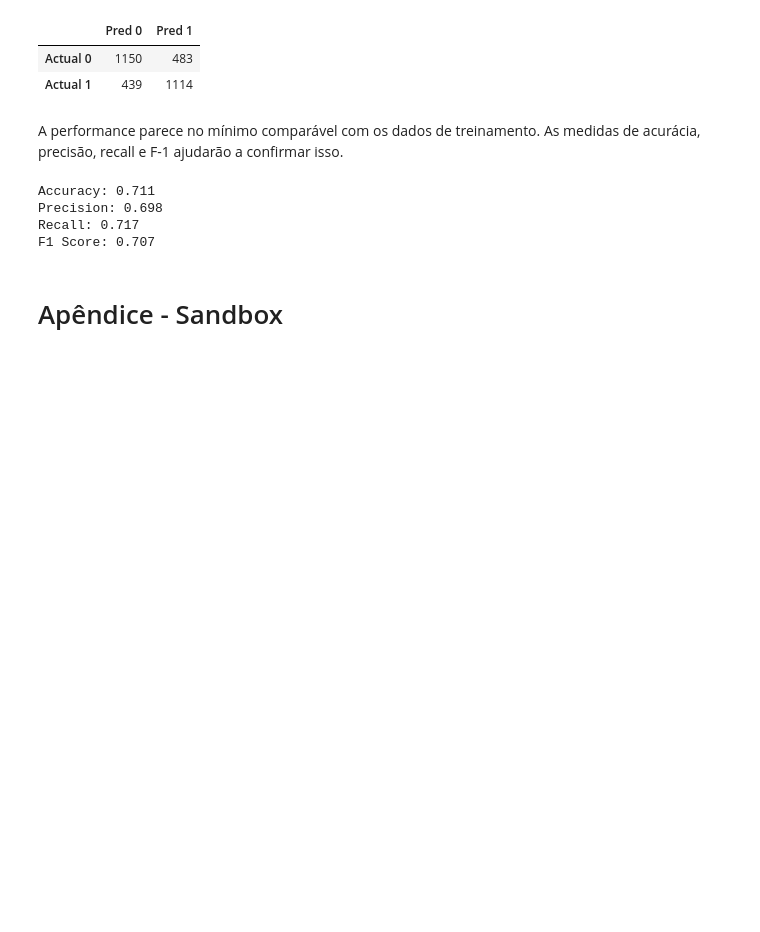
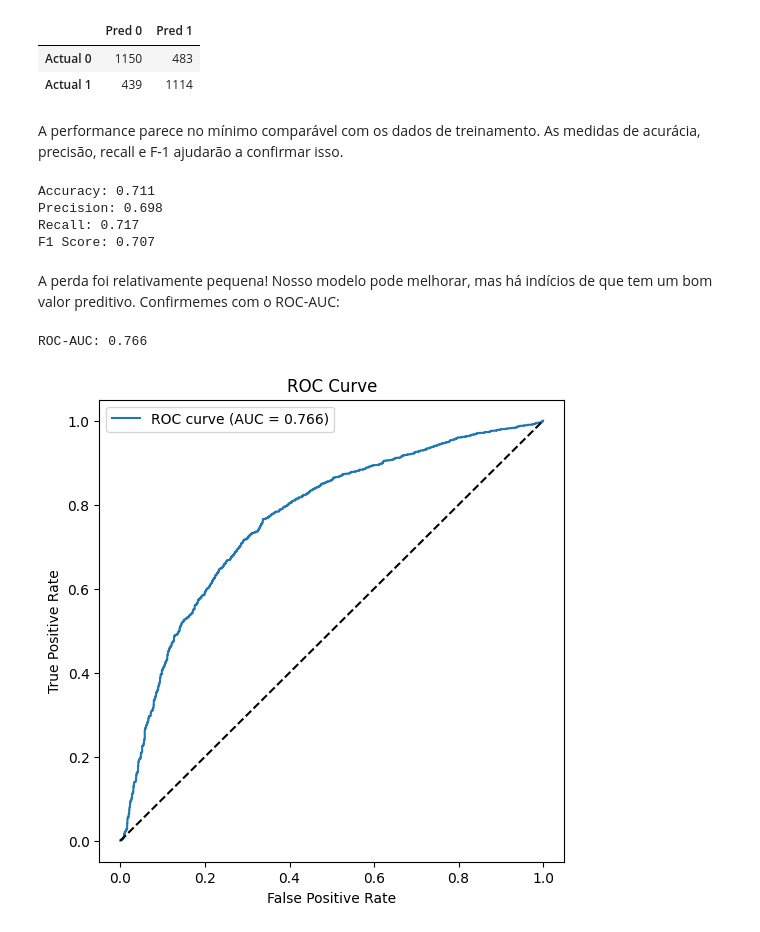
Before and after one commit to brandizzi/AEDI2025, a Jupyter notebook: Tarefa5.ipynb, the cells around one changed output. Drawn from its saved outputs; the diff is of its cells as text; code cells hidden in the pictures; blank space fills up the shorter version.

```diff
--- a/Tarefa5.ipynb
+++ b/Tarefa5.ipynb
@@ -884,5 +881,3 @@ Accuracy: 0.711
 Precision: 0.698
 Recall: 0.717
 F1 Score: 0.707
-# %% [markdown]
-# Apêndice - Sandbox
@@ -890,0 +884,19 @@ balance_counting
+# %% [markdown]
+A perda foi relativamente pequena! Nosso modelo pode melhorar, mas há indícios de que tem um bom valor preditivo. Confirmemes com o ROC-AUC:
+# %%
+# Compute ROC-AUC
+auc = roc_auc_score(Y_test, y_pred_prob)
+print(f"ROC-AUC: {auc:.3f}")
+
+fpr, tpr, thresholds = roc_curve(Y_test, y_pred_prob)
+plt.figure(figsize=(6,6))
+plt.plot(fpr, tpr, label=f'ROC curve (AUC = {auc:.3f})')
+plt.plot([0,1], [0,1], 'k--')  # diagonal
+plt.xlabel('False Positive Rate')
+plt.ylabel('True Positive Rate')
+plt.title('ROC Curve')
+plt.legend()
+plt.show()
+# %% [output]
+ROC-AUC: 0.766
+[figure, added]
```
Also changed, not shown: parts of 9 cells of this notebook.
